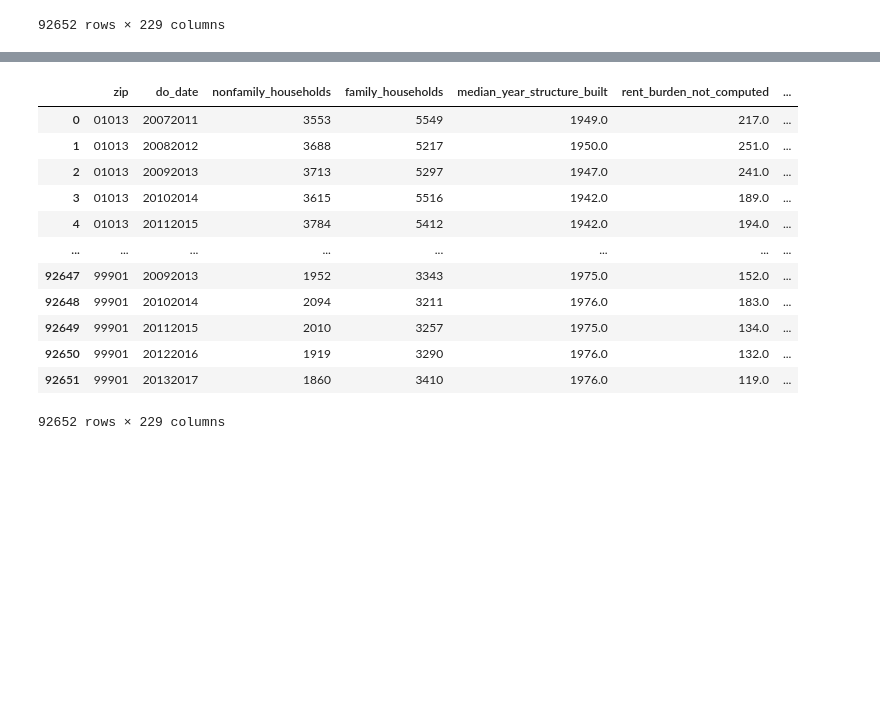
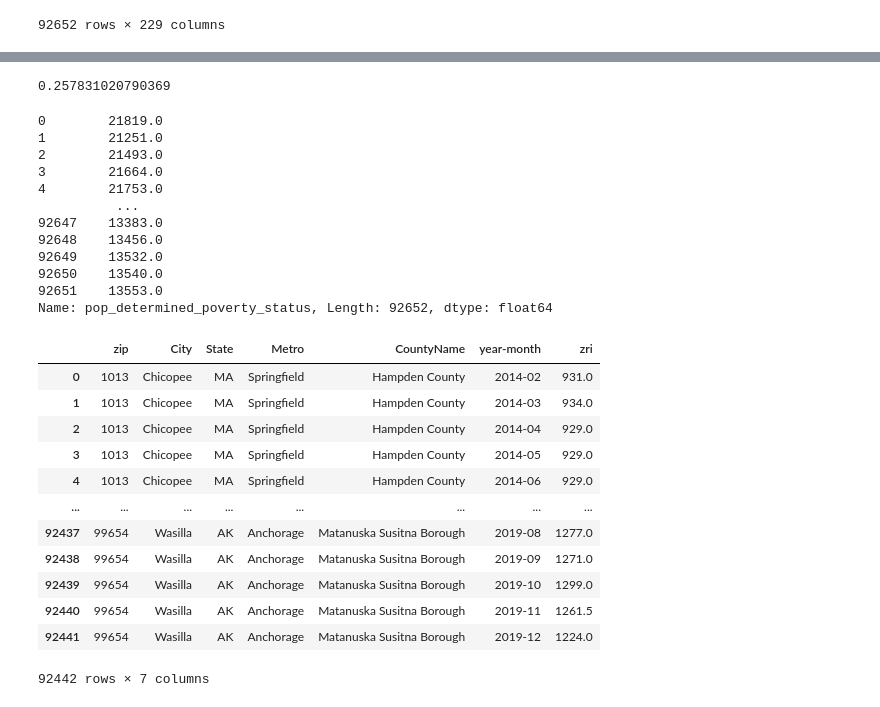
Before and after one commit to Kneck12/zillow-price-index-pred, a Jupyter notebook: Matt/census_feat_eng.ipynb, the cells around one changed output, grey strips where cells are left out. Saved outputs shown, nothing was run; the diff lists cells and outputs as text; code cells hidden in the pictures; blank space fills up the shorter version.

Commit message:
fixed cleaned multifamily zri

```diff
--- a/Matt/census_feat_eng.ipynb
+++ b/Matt/census_feat_eng.ipynb
@@ -51,16 +70,19 @@ df['year_usable'] = df['year_usable'] + 2
+# %%
+(df['poverty']/df['pop_determined_poverty_status'])
+# %% [output]
+0.257831020790369
 # %%
-df
+df['pop_determined_poverty_status']
 # %% [output]
-|  | zip | do_date | nonfamily_households | family_households | median_year_structure_built | rent_burden_not_computed | ... |
-| 0 | 01013 | 20072011 | 3553 | 5549 | 1949.0 | 217.0 | ... |
-| 1 | 01013 | 20082012 | 3688 | 5217 | 1950.0 | 251.0 | ... |
-| 2 | 01013 | 20092013 | 3713 | 5297 | 1947.0 | 241.0 | ... |
-| 3 | 01013 | 20102014 | 3615 | 5516 | 1942.0 | 189.0 | ... |
-| 4 | 01013 | 20112015 | 3784 | 5412 | 1942.0 | 194.0 | ... |
-| ... | ... | ... | ... | ... | ... | ... | ... |
-| 92647 | 99901 | 20092013 | 1952 | 3343 | 1975.0 | 152.0 | ... |
-| 92648 | 99901 | 20102014 | 2094 | 3211 | 1976.0 | 183.0 | ... |
-| 92649 | 99901 | 20112015 | 2010 | 3257 | 1975.0 | 134.0 | ... |
-| 92650 | 99901 | 20122016 | 1919 | 3290 | 1976.0 | 132.0 | ... |
-| 92651 | 99901 | 20132017 | 1860 | 3410 | 1976.0 | 119.0 | ... |
-92652 rows × 229 columns
+0        21819.0
+1        21251.0
+2        21493.0
+3        21664.0
+4        21753.0
+          ...
+92647    13383.0
+92648    13456.0
+92649    13532.0
+92650    13540.0
+92651    13553.0
+Name: pop_determined_poverty_status, Length: 92652, dtype: float64
@@ -66,0 +94,18 @@ df
+# %%
+zri = pd.read_csv('./../data/zri_multifamily_v2.csv')
+# %%
+zri
+# %% [output]
+|  | zip | City | State | Metro | CountyName | year-month | zri |
+| 0 | 1013 | Chicopee | MA | Springfield | Hampden County | 2014-02 | 931.0 |
+| 1 | 1013 | Chicopee | MA | Springfield | Hampden County | 2014-03 | 934.0 |
+| 2 | 1013 | Chicopee | MA | Springfield | Hampden County | 2014-04 | 929.0 |
+| 3 | 1013 | Chicopee | MA | Springfield | Hampden County | 2014-05 | 929.0 |
+| 4 | 1013 | Chicopee | MA | Springfield | Hampden County | 2014-06 | 929.0 |
+| ... | ... | ... | ... | ... | ... | ... | ... |
+| 92437 | 99654 | Wasilla | AK | Anchorage | Matanuska Susitna Borough | 2019-08 | 1277.0 |
+| 92438 | 99654 | Wasilla | AK | Anchorage | Matanuska Susitna Borough | 2019-09 | 1271.0 |
+| 92439 | 99654 | Wasilla | AK | Anchorage | Matanuska Susitna Borough | 2019-10 | 1299.0 |
+| 92440 | 99654 | Wasilla | AK | Anchorage | Matanuska Susitna Borough | 2019-11 | 1261.5 |
+| 92441 | 99654 | Wasilla | AK | Anchorage | Matanuska Susitna Borough | 2019-12 | 1224.0 |
+92442 rows × 7 columns
```
Also changed, not shown: parts of 11 cells of this notebook, 4 other files.
